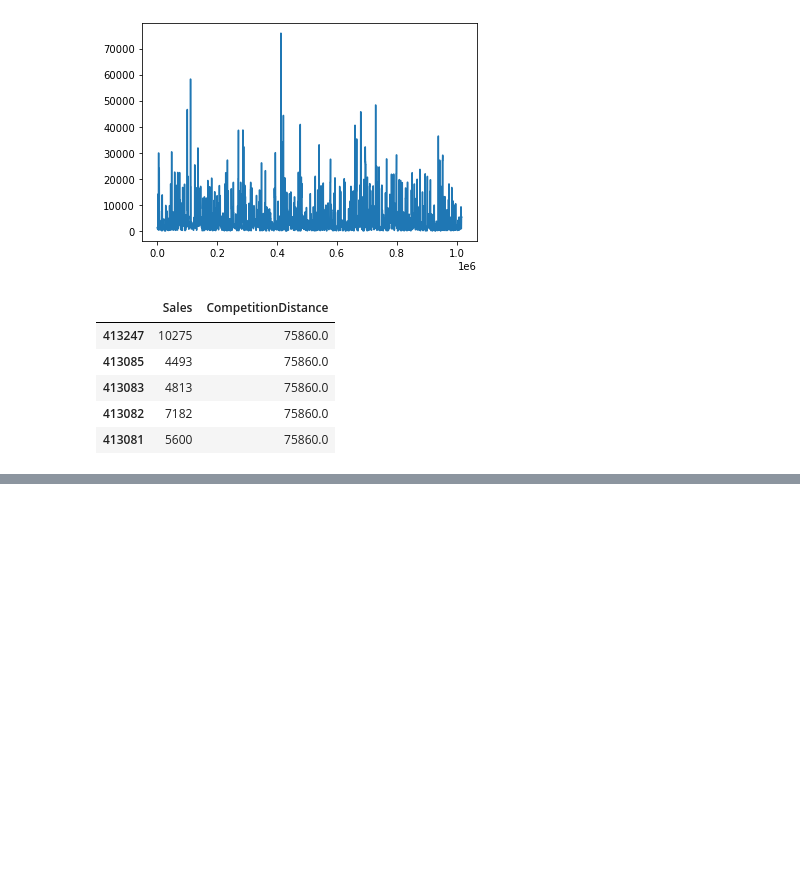
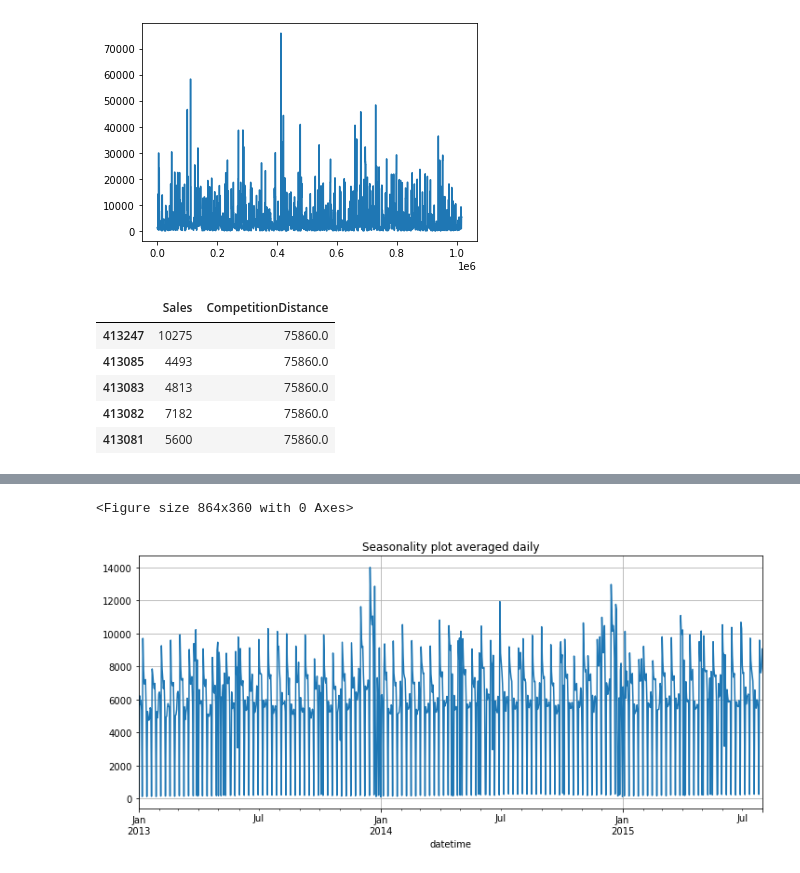
Before and after one commit to bhirwa/Pharmaceutical_Sales_prediction_across_multiple_stores, a Jupyter notebook: notebooks/Exploration.ipynb, the cells around one changed output, grey strips where cells are left out. Cells and saved outputs as stored; diff of their text form; code cells hidden in the pictures; blank space fills up the shorter version.

```diff
--- a/notebooks/Exploration.ipynb
+++ b/notebooks/Exploration.ipynb
@@ -486,3 +488,22 @@ train_set.groupby(['StoreType']).mean()
 | b | 562.045610 | 2.998042 | 1987.720846 | 0.983133 | 0.381933 | 0.184207 | 1066.058117 | ... |
 | c | 608.225402 | 2.998144 | 673.265894 | 0.825621 | 0.381789 | 0.180159 | 3516.699503 | ... |
 | d | 533.561864 | 2.998552 | 501.434892 | 0.826987 | 0.381213 | 0.178130 | 6951.487191 | ... |
+# %%
+# Seasonality
+#Date train
+'''Data is from Jan 2013 to July 2015'''
+time_data = train_set[['Date', 'Sales']]
+time_data['datetime'] = pd.to_datetime(time_data['Date'])
+time_data = time_data.set_index('datetime')
+time_data = time_data.drop(['Date'], axis = 1)
+# %%
+# daily train
+daily_time_data = time_data.Sales.resample('D').mean()
+plt.figure(figsize = (12,5))
+plt.figure(figsize = (12,5))
+plt.title('Seasonality plot averaged daily')
+daily_time_data.plot()
+plt.grid()
+# %% [output]
+<Figure size 864x360 with 0 Axes>
+[figure, added]
```
Also changed, not shown: parts of 5 cells of this notebook, 1 other file.
